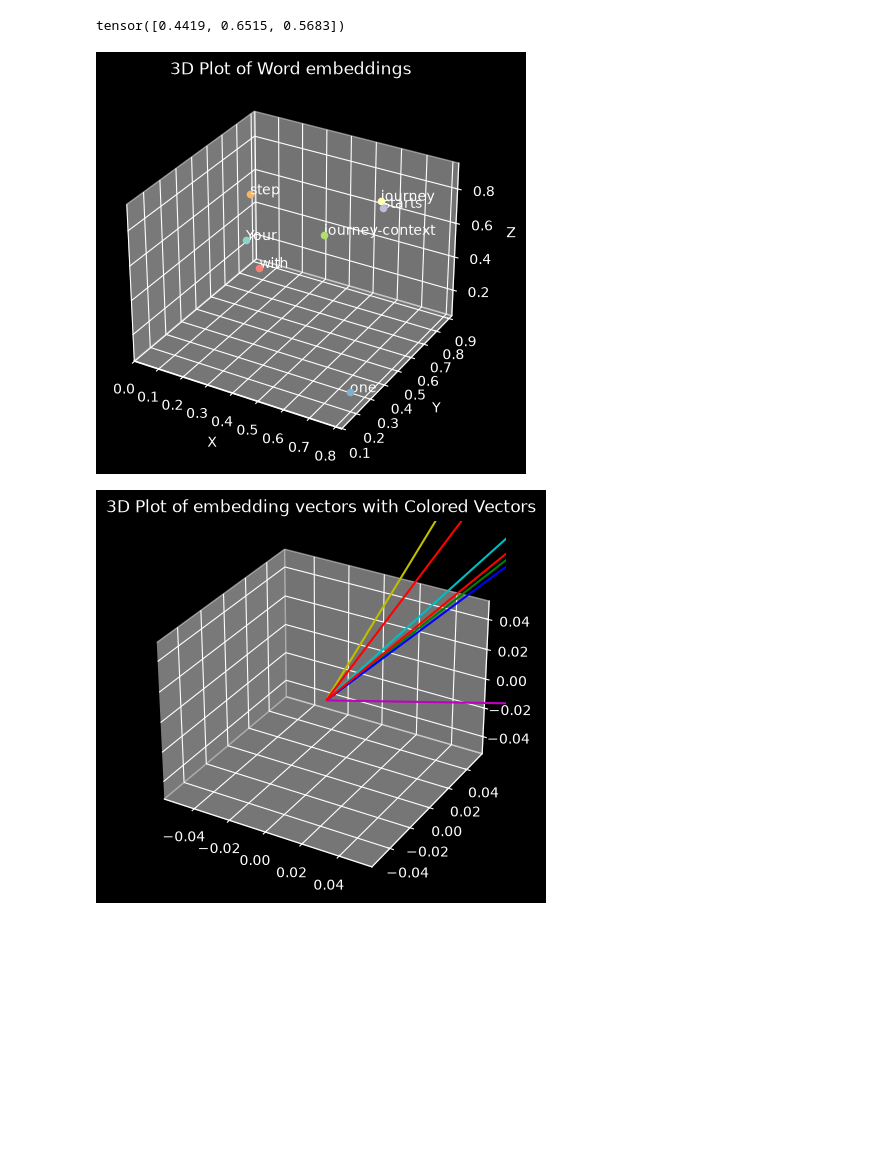
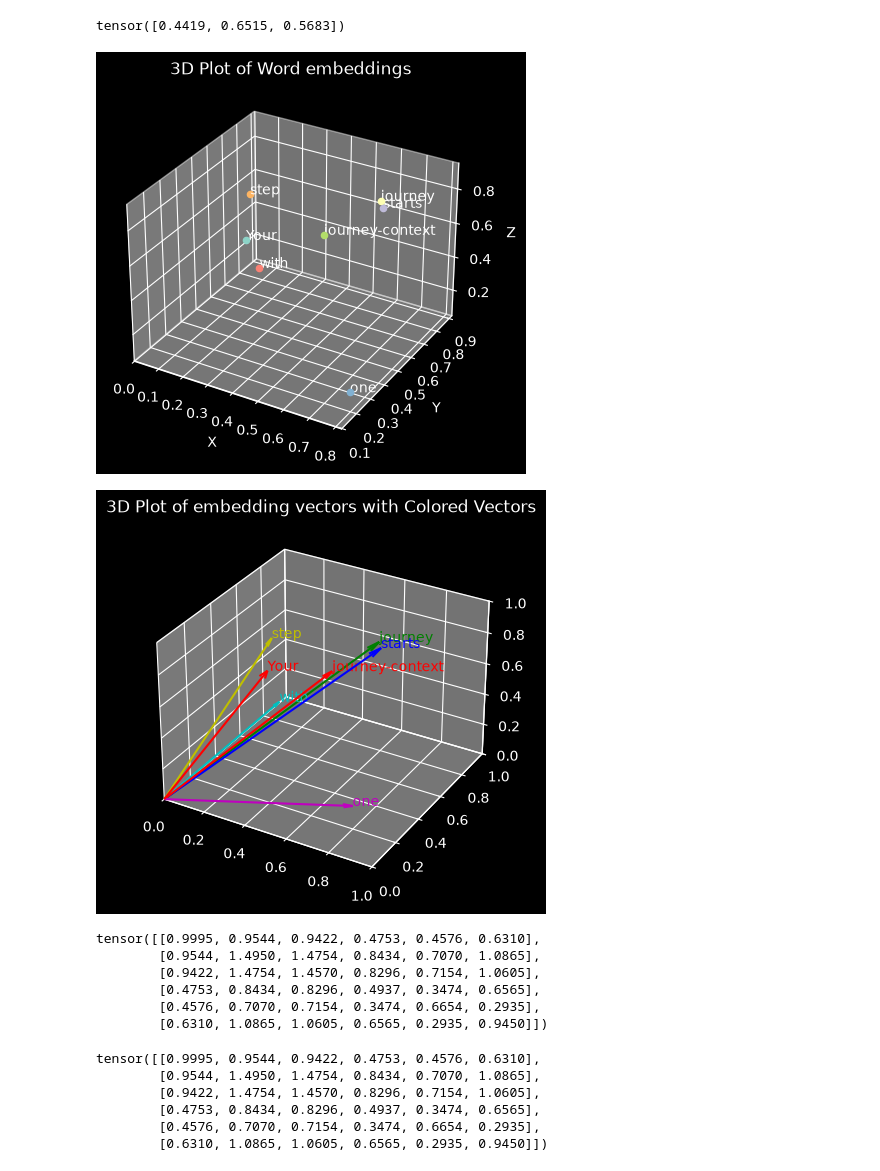
Before and after one commit to manaswithasunkara/LLM_From_Scratch, a Jupyter notebook: LLM_from_Scratch/Tokenization.ipynb, the cells around one changed output. Drawn from its saved outputs; the diff is of its cells as text; code cells hidden in the pictures; blank space fills up the shorter version.

```diff
--- a/LLM_from_Scratch/Tokenization.ipynb
+++ b/LLM_from_Scratch/Tokenization.ipynb
@@ -667,7 +669,7 @@ tensor([0.4419, 0.6515, 0.5683])
 # %%
 import matplotlib.pyplot as plt
 
-inputs= torch.tensor([
+inputs1= torch.tensor([
     [0.43, 0.15, 0.89], # Your (x^1)
     [0.55, 0.87, 0.66], # journey (x^2)
     [0.57, 0.85, 0.64], #starts (x^3)
@@ -682,9 +684,9 @@ words= ['Your', 'journey', 'starts', 'with', 'one', 'step', 'journey-context']
 
 #Extract x,y,z coordinates
 
-x_coords= inputs[:,0].numpy()
-y_coords= inputs[:,1].numpy()
-z_coords= inputs[:,2].numpy()
+x_coords= inputs1[:,0].numpy()
+y_coords= inputs1[:,1].numpy()
+z_coords= inputs1[:,2].numpy()
 
 #Create 3D plot
 
@@ -695,31 +697,60 @@ ax= fig.add_subplot(111,projection='3d')
 for x,y,z, word in zip(x_coords, y_coords, z_coords, words):
     ax.scatter(x,y,z)
     ax.text(x,y,z,word, fontsize=10)
 
 
 #Set labels
 ax.set_xlabel('X')
 ax.set_ylabel('Y')
 ax.set_zlabel('Z')
 
 plt.title('3D Plot of Word embeddings')
 plt.show()
 
 #Create 3D plot with vectors from origin to each point, using different colors
 fig= plt.figure()
 ax= fig.add_subplot(111, projection='3d')
 
 #Define a list of colors for vectors
 
 colors=['r', 'g', 'b', 'c', 'm', 'y', 'r']
 
+ax.set_xlim([0,1])
+ax.set_ylim([0,1])
+ax.set_zlim([0,1])
+
 #Plot each vector with different color and anootates with corresponding word
 for x, y, z, word,color in zip(x_coords, y_coords, z_coords, words,colors):
     ax.quiver(0,0,0,x,y,z, color=color, arrow_length_ratio=0.05)
     ax.text(x,y,z,word,fontsize=10, color=color)
 
 plt.title('3D Plot of embedding vectors with Colored Vectors')
 plt.show()
 # %% [output]
 [figure]
-[figure, old version]
+[figure, new version]
+# %%
+attn_scores = torch.empty(inputs.shape[0],inputs.shape[0])
+
+for i, x_i in enumerate(inputs):
+    for j, x_j in enumerate(inputs):
+        attn_scores[i, j] = torch.dot(x_i, x_j)
+
+print(attn_scores)
+# %% [output]
+tensor([[0.9995, 0.9544, 0.9422, 0.4753, 0.4576, 0.6310],
+        [0.9544, 1.4950, 1.4754, 0.8434, 0.7070, 1.0865],
+        [0.9422, 1.4754, 1.4570, 0.8296, 0.7154, 1.0605],
+        [0.4753, 0.8434, 0.8296, 0.4937, 0.3474, 0.6565],
+        [0.4576, 0.7070, 0.7154, 0.3474, 0.6654, 0.2935],
+        [0.6310, 1.0865, 1.0605, 0.6565, 0.2935, 0.9450]])
+# %%
+attn_scores= inputs @ inputs.T
+print(attn_scores)
+# %% [output]
+tensor([[0.9995, 0.9544, 0.9422, 0.4753, 0.4576, 0.6310],
+        [0.9544, 1.4950, 1.4754, 0.8434, 0.7070, 1.0865],
+        [0.9422, 1.4754, 1.4570, 0.8296, 0.7154, 1.0605],
+        [0.4753, 0.8434, 0.8296, 0.4937, 0.3474, 0.6565],
+        [0.4576, 0.7070, 0.7154, 0.3474, 0.6654, 0.2935],
+        [0.6310, 1.0865, 1.0605, 0.6565, 0.2935, 0.9450]])
```
Also changed, not shown: parts of 20 cells of this notebook.
